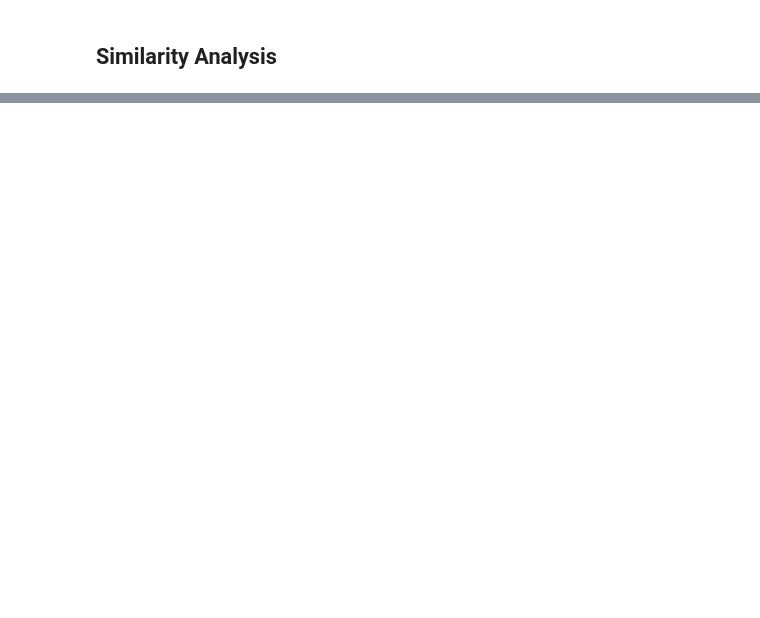
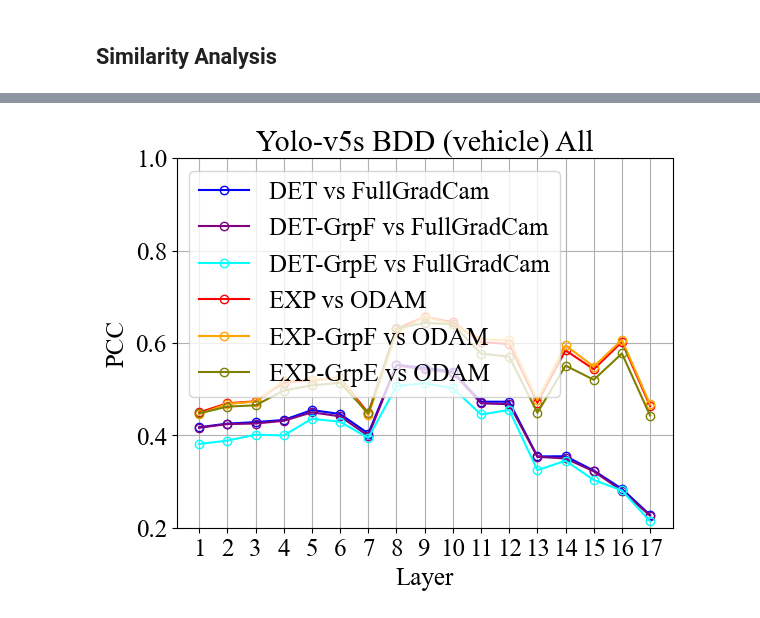
Before and after one commit to shaderein/xai, a Jupyter notebook: scripts/layer_similarity_analysis.ipynb, the cells around one changed output, grey strips where cells are left out. Saved outputs shown, nothing was run; the diff lists cells and outputs as text; code cells hidden in the pictures; blank space fills up the shorter version.

```diff
--- a/scripts/layer_similarity_analysis.ipynb
+++ b/scripts/layer_similarity_analysis.ipynb
@@ -160,0 +390,3 @@ for analysis in PCC_all.keys():
+# %%
+PCC_all = pickle.load(open('/mnt/h/jinhan/xai/results/bdd/remove_empty_saliency/bdd_PCC_all.pickle','rb'))
+RMSE_all = pickle.load(open('/mnt/h/jinhan/xai/results/bdd/remove_empty_saliency/bdd_PCC_all.pickle','rb'))
@@ -177,0 +498,84 @@ for analysis in PCC_all.keys():
+# %%
+ylims = {
+    'vehicle': (0.2,1),
+    'human': (0.2,1)
+}
+
+for category in ['vehicle','human']:
+
+    #All in one
+    plt.figure()
+    plt.grid()
+    plt.xlabel('Layer')
+    plt.ylabel('PCC')
+    for analysis in PCC_all.keys():
+        plt.plot(PCC_sorted[analysis][category].index[::-1], PCC_sorted[analysis][category].values, marker='o',fillstyle='none',label=analysis,c=color_code[analysis])
+    plt.xticks(PCC_sorted[analysis][category].index[::-1])
+    plt.ylim(ylims[category])
+    plt.title(f"Yolo-v5s BDD ({category}) All")
+    plt.legend()
+    plt.savefig(f'/mnt/h/jinhan/xai/results/bdd/{category}_all')
+    plt.show()
+
+    # Overall similarity
+    plt.figure()
+    plt.grid()
+    # plt.xlabel('Layer')
+    # plt.ylabel('PCC')
+    plt.rcParams["font.family"] = "Times New Roman"
+    plt.rcParams["font.size"] = 18
+    for analysis in ['DET vs FullGradCam','EXP vs ODAM']:
+        plt.plot(PCC_sorted[analysis][category].index[::-1][0:13], PCC_sorted[analysis][category].values[0:13], marker='o',fillstyle='none',label=analysis,c=color_code[analysis])
+    plt.xticks(PCC_sorted[analysis][category].index[::-1])
+    plt.ylim(ylims[category])
+    # plt.title(f"Yolo-v5s BDD ({category}) By Tasks")
+    plt.legend(labels=['DET vs FullGrad-CAM','EXP vs ODAM','PV vs FullGrad-CAM'], fontsize=22, loc='upper left')
+    for analysis in ['DET vs FullGradCam','EXP vs ODAM']:
+        plt.plot(PCC_sorted[analysis][category].index[::-1][12:18], PCC_sorted[analysis][category].values[12:18], marker='o',fillstyle='none',c=color_code[analysis],alpha=alpha)
+    plt.savefig(f'/mnt/h/jinhan/xai/results/bdd/{category}_by_tasks',
+                dpi=300)
+    plt.show()
+
+    # Grouped by EMHMM
+    plt.figure()
+    plt.grid()
+    plt.xlabel('Layer')
+    plt.ylabel('PCC')
+    for analysis in ['DET-GrpF vs FullGradCam','DET-GrpE vs FullGradCam','EXP-GrpF vs ODAM', 'EXP-GrpE vs ODAM']:
+        plt.plot(PCC_sorted[analysis][category].index, PCC_sorted[analysis][category].values, marker='o',fillstyle='none',label=analysis,c=color_code[analysis])
+    plt.xticks(PCC_sorted[analysis][category].index)
+    plt.ylim(ylims[category])
+    plt.title(f"Yolo-v5s BDD ({category}) By EMHMM")
+    plt.legend()
+    plt.savefig(f'/mnt/h/jinhan/xai/results/bdd/{category}_by_emhmm')
+    plt.show()
+
+    # DET
+    plt.figure()
+    plt.grid()
+    plt.xlabel('Layer')
+    plt.ylabel('PCC')
+    for analysis in ['DET vs FullGradCam','DET-GrpF vs FullGradCam','DET-GrpE vs FullGradCam']:
+        plt.plot(PCC_sorted[analysis][category].index, PCC_sorted[analysis][category].values, marker='o',fillstyle='none',label=analysis,c=color_code[analysis])
+    plt.xticks(PCC_sorted[analysis][category].index)
+    plt.ylim(ylims[category])
+    plt.title(f"Yolo-v5s BDD ({category}) DET")
+    plt.legend()
+    plt.savefig(f'/mnt/h/jinhan/xai/results/bdd/{category}_DET')
+    plt.show()
+
+    # EXP
+    plt.figure()
+    plt.grid()
+    plt.xlabel('Layer')
+    plt.ylabel('PCC')
+    for analysis in ['EXP vs ODAM','EXP-GrpF vs ODAM','EXP-GrpE vs ODAM']:
+        plt.plot(PCC_sorted[analysis][category].index, PCC_sorted[analysis][category].values, marker='o',fillstyle='none',label=analysis,c=color_code[analysis])
+    plt.xticks(PCC_sorted[analysis][category].index)
+    plt.ylim(ylims[category])
+    plt.title(f"Yolo-v5s BDD ({category}) EXP")
+    plt.legend()
+    plt.savefig(f'/mnt/h/jinhan/xai/results/bdd/{category}_EXP')
+    plt.show()
+# %% [output]
+[figure, added]
```
Also changed, not shown: parts of 36 cells of this notebook, 2 other files.
